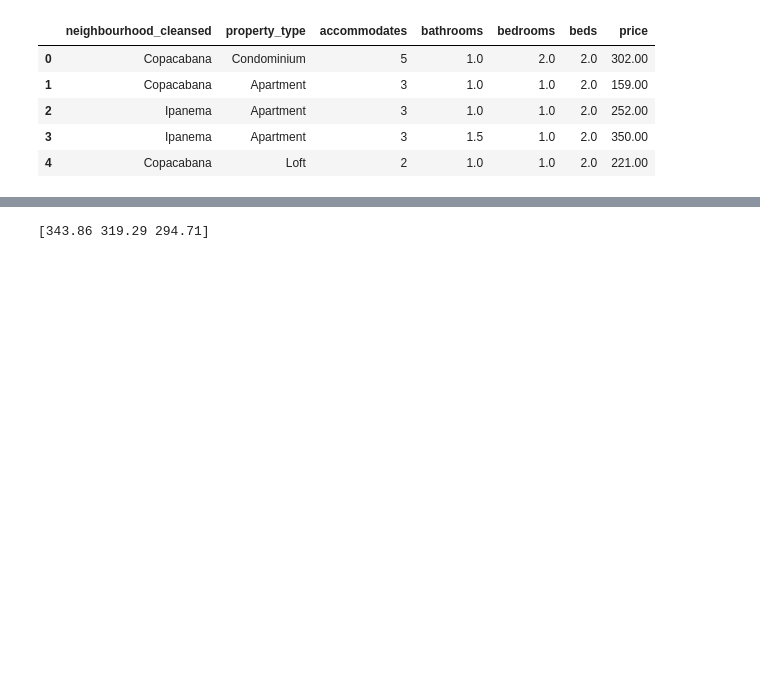
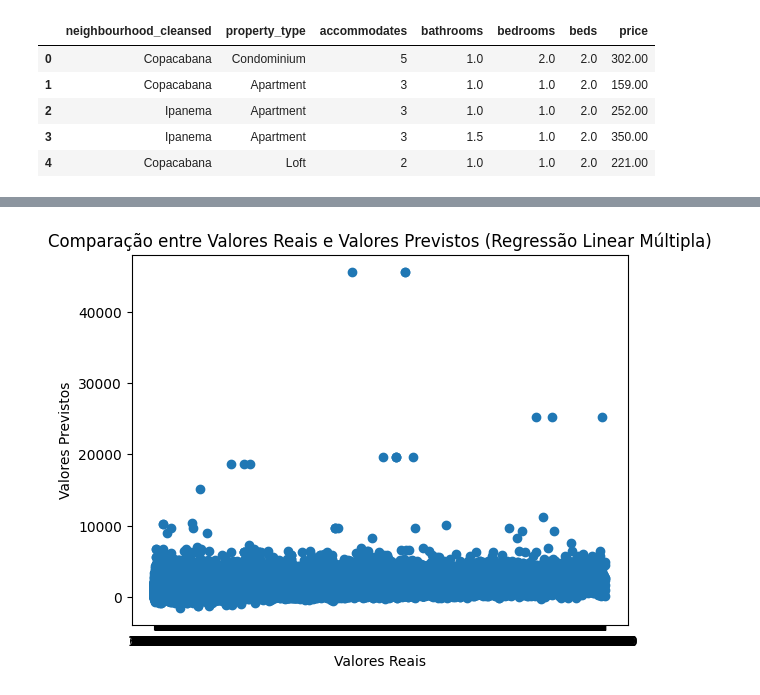
Before and after one commit to Kalleby-b/Analise_de_Dados, a Jupyter notebook: regressao_python.ipynb, the cells around one changed output, grey strips where cells are left out. Cells and saved outputs as stored; diff of their text form; code cells hidden in the pictures; blank space fills up the shorter version.

```diff
--- a/regressao_python.ipynb
+++ b/regressao_python.ipynb
@@ -475,7 +477,12 @@ regressao = lm.LinearRegression()
 regressao.fit(X_train , y_train)
 y_pred = regressao.predict(X_test)
 np.set_printoptions(precision=2)
-# %%
-print(y_pred)
-# %% [output]
-[343.86 319.29 294.71]
+# %%
+
+plt.scatter(y_test, y_pred)
+plt.xlabel('Valores Reais')
+plt.ylabel('Valores Previstos')
+plt.title('Comparação entre Valores Reais e Valores Previstos (Regressão Linear Múltipla)')
+plt.show()
+# %% [output]
+[figure, added]
```
Also changed, not shown: parts of 3 cells of this notebook, 2 other files.
